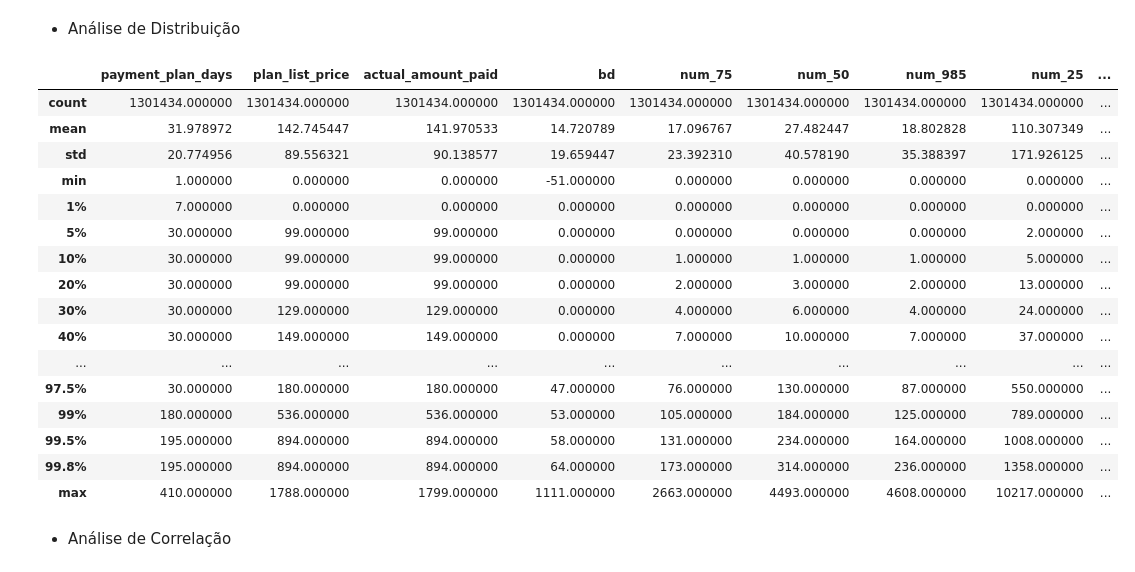
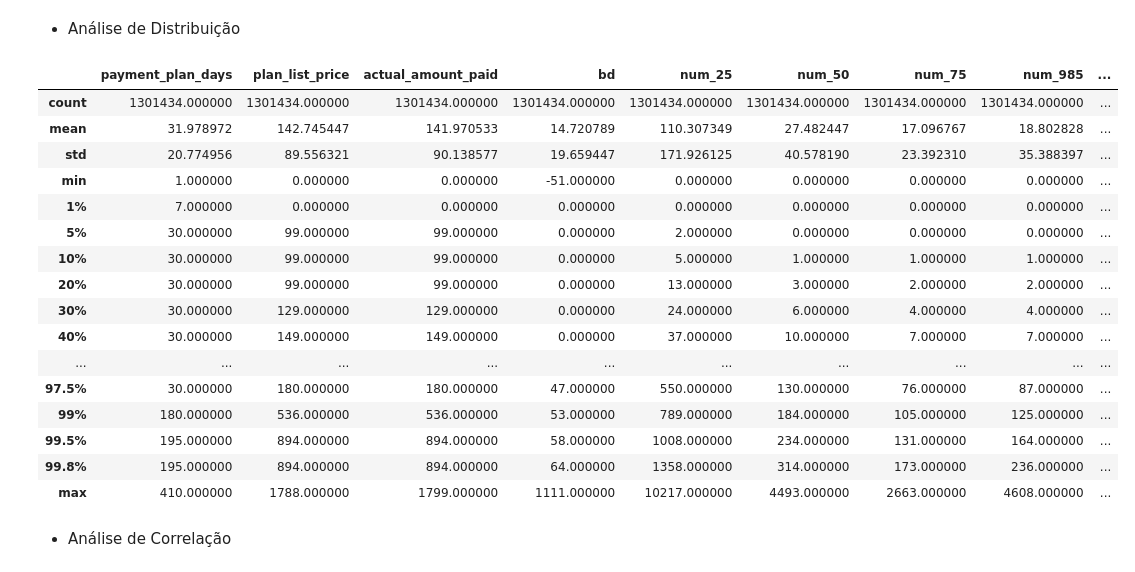
Before and after one commit to leonardovargas10/Case_Data_Master, a Jupyter notebook: Case_Data_Master.ipynb, the cells around one changed output. Cells and saved outputs as stored; diff of their text form; code cells hidden in the pictures.

```diff
--- a/Case_Data_Master.ipynb
+++ b/Case_Data_Master.ipynb
@@ -598,37 +595,28 @@ Existem 4 variáveis sem registros nulos no Dataset
 # %%
 ### Retirando amostras nulas para ver a distribuição
 df_eda_continuas = df_train[variaveis_continuas].dropna().copy()
 for col in df_eda_continuas[variaveis_continuas]:
     df_eda_continuas[col] = df_eda_continuas[col].apply(lambda x:float(x))
 
-# Função para aplicar a formatação
-def highlight_percentiles(s):
-    is_1_percentile = s.name == '1%'
-    is_99_8_percentile = s.name == '99.8%'
-    if is_1_percentile or is_99_8_percentile:
-        return ['background-color: blue'] * len(s)
-    else:
-        return [''] * len(s)
-
 analisa_distribuicao_via_percentis(df_eda_continuas, variaveis_continuas)
 # %% [output]
-|  | payment_plan_days | plan_list_price | actual_amount_paid | bd | num_75 | num_50 | num_985 | num_25 | ... |
+|  | payment_plan_days | plan_list_price | actual_amount_paid | bd | num_25 | num_50 | num_75 | num_985 | ... |
 | count | 1301434.000000 | 1301434.000000 | 1301434.000000 | 1301434.000000 | 1301434.000000 | 1301434.000000 | 1301434.000000 | 1301434.000000 | ... |
-| mean | 31.978972 | 142.745447 | 141.970533 | 14.720789 | 17.096767 | 27.482447 | 18.802828 | 110.307349 | ... |
-| std | 20.774956 | 89.556321 | 90.138577 | 19.659447 | 23.392310 | 40.578190 | 35.388397 | 171.926125 | ... |
+| mean | 31.978972 | 142.745447 | 141.970533 | 14.720789 | 110.307349 | 27.482447 | 17.096767 | 18.802828 | ... |
+| std | 20.774956 | 89.556321 | 90.138577 | 19.659447 | 171.926125 | 40.578190 | 23.392310 | 35.388397 | ... |
 | min | 1.000000 | 0.000000 | 0.000000 | -51.000000 | 0.000000 | 0.000000 | 0.000000 | 0.000000 | ... |
 | 1% | 7.000000 | 0.000000 | 0.000000 | 0.000000 | 0.000000 | 0.000000 | 0.000000 | 0.000000 | ... |
-| 5% | 30.000000 | 99.000000 | 99.000000 | 0.000000 | 0.000000 | 0.000000 | 0.000000 | 2.000000 | ... |
-| 10% | 30.000000 | 99.000000 | 99.000000 | 0.000000 | 1.000000 | 1.000000 | 1.000000 | 5.000000 | ... |
-| 20% | 30.000000 | 99.000000 | 99.000000 | 0.000000 | 2.000000 | 3.000000 | 2.000000 | 13.000000 | ... |
-| 30% | 30.000000 | 129.000000 | 129.000000 | 0.000000 | 4.000000 | 6.000000 | 4.000000 | 24.000000 | ... |
-| 40% | 30.000000 | 149.000000 | 149.000000 | 0.000000 | 7.000000 | 10.000000 | 7.000000 | 37.000000 | ... |
+| 5% | 30.000000 | 99.000000 | 99.000000 | 0.000000 | 2.000000 | 0.000000 | 0.000000 | 0.000000 | ... |
+| 10% | 30.000000 | 99.000000 | 99.000000 | 0.000000 | 5.000000 | 1.000000 | 1.000000 | 1.000000 | ... |
+| 20% | 30.000000 | 99.000000 | 99.000000 | 0.000000 | 13.000000 | 3.000000 | 2.000000 | 2.000000 | ... |
+| 30% | 30.000000 | 129.000000 | 129.000000 | 0.000000 | 24.000000 | 6.000000 | 4.000000 | 4.000000 | ... |
+| 40% | 30.000000 | 149.000000 | 149.000000 | 0.000000 | 37.000000 | 10.000000 | 7.000000 | 7.000000 | ... |
 | ... | ... | ... | ... | ... | ... | ... | ... | ... | ... |
-| 97.5% | 30.000000 | 180.000000 | 180.000000 | 47.000000 | 76.000000 | 130.000000 | 87.000000 | 550.000000 | ... |
-| 99% | 180.000000 | 536.000000 | 536.000000 | 53.000000 | 105.000000 | 184.000000 | 125.000000 | 789.000000 | ... |
-| 99.5% | 195.000000 | 894.000000 | 894.000000 | 58.000000 | 131.000000 | 234.000000 | 164.000000 | 1008.000000 | ... |
-| 99.8% | 195.000000 | 894.000000 | 894.000000 | 64.000000 | 173.000000 | 314.000000 | 236.000000 | 1358.000000 | ... |
-| max | 410.000000 | 1788.000000 | 1799.000000 | 1111.000000 | 2663.000000 | 4493.000000 | 4608.000000 | 10217.000000 | ... |
+| 97.5% | 30.000000 | 180.000000 | 180.000000 | 47.000000 | 550.000000 | 130.000000 | 76.000000 | 87.000000 | ... |
+| 99% | 180.000000 | 536.000000 | 536.000000 | 53.000000 | 789.000000 | 184.000000 | 105.000000 | 125.000000 | ... |
+| 99.5% | 195.000000 | 894.000000 | 894.000000 | 58.000000 | 1008.000000 | 234.000000 | 131.000000 | 164.000000 | ... |
+| 99.8% | 195.000000 | 894.000000 | 894.000000 | 64.000000 | 1358.000000 | 314.000000 | 173.000000 | 236.000000 | ... |
+| max | 410.000000 | 1788.000000 | 1799.000000 | 1111.000000 | 10217.000000 | 4493.000000 | 2663.000000 | 4608.000000 | ... |
 # %% [markdown]
 - Análise de Correlação
 # %%
```
Also changed, not shown: parts of 11 cells of this notebook, 2 other files.
